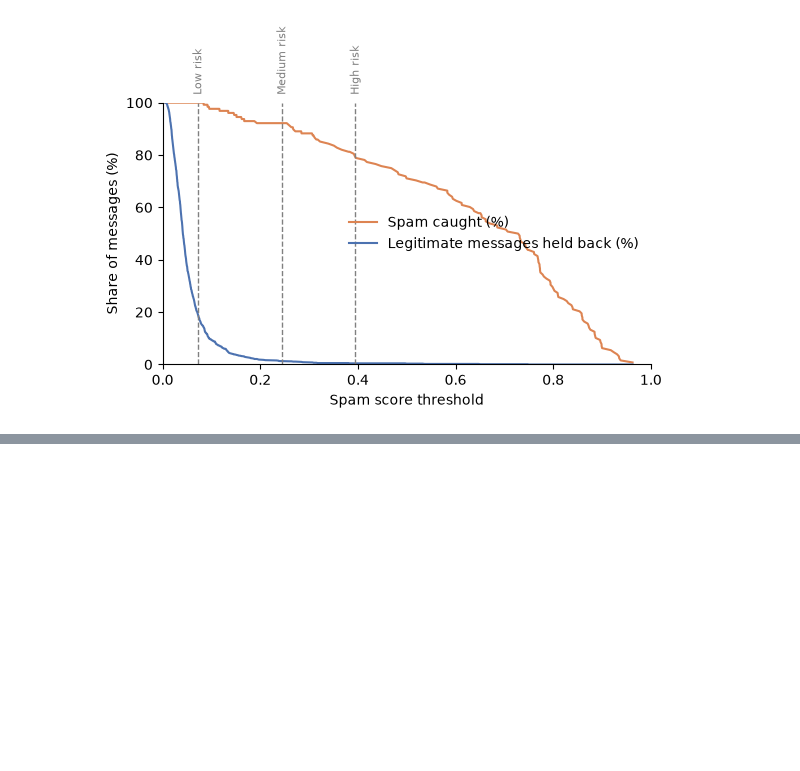
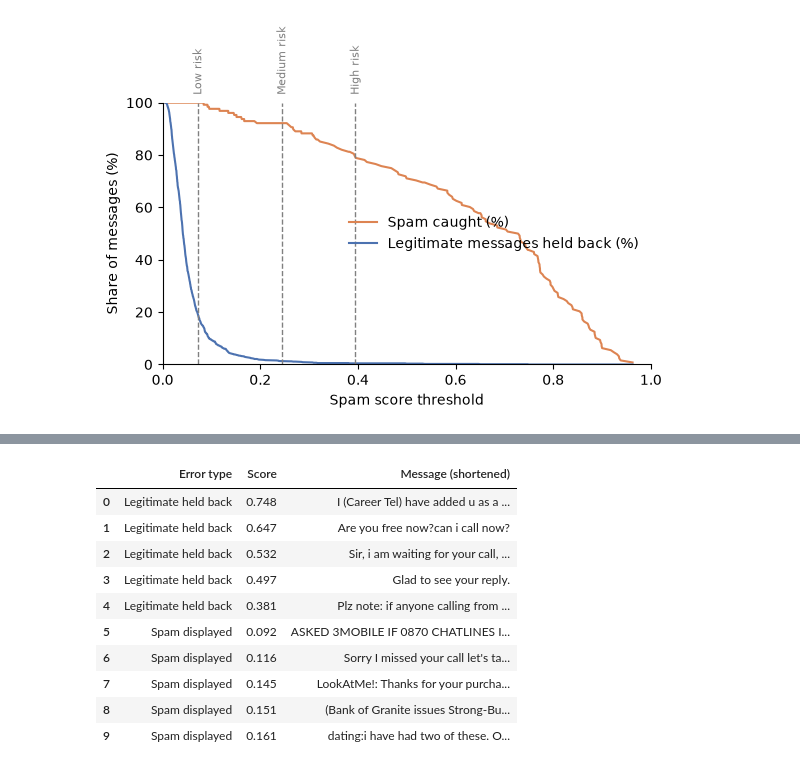
Before and after one commit to santi753/IU_Model_Engineering, a Jupyter notebook: notebooks/spam_filter.ipynb, the cells around one changed output, grey strips where cells are left out. Drawn from its saved outputs; the diff is of its cells as text; code cells hidden in the pictures; blank space fills up the shorter version.

Commit message:
Add error analysis

```diff
--- a/notebooks/spam_filter.ipynb
+++ b/notebooks/spam_filter.ipynb
@@ -827,0 +883,35 @@ save_figure(fig, "fig_risk_levels.png")
+# %%
+# 7.2 Misclassified messages at the medium risk level
+ANALYSIS_LEVEL = "Medium risk"
+analysis_threshold = risk_thresholds[ANALYSIS_LEVEL]
+
+test_results = pd.DataFrame({"message": X_test.values, "is_spam": y_test.values, "score": test_scores})
+test_results["held_back"] = (test_results["score"] >= analysis_threshold).astype(int)
+
+false_negatives = test_results[(test_results.is_spam == 1) & (test_results.held_back == 0)]
+false_positives = test_results[(test_results.is_spam == 0) & (test_results.held_back == 1)]
+logger.info("At %s (threshold %.3f): %d spam displayed, %d legitimate messages held back",
+            ANALYSIS_LEVEL, analysis_threshold, len(false_negatives), len(false_positives))
+
+# Sexually explicit spam is excluded from the printed examples only; all errors stay in the counts
+EXPLICIT_PATTERN = r"(?i)\b(?:sex|sexy|nasty|filthy|bitch|adult|xxx|explicit|horny|cum)\b"
+EXAMPLES_SHOWN = 5
+
+
+def error_examples(errors: pd.DataFrame, error_type: str, ascending: bool) -> pd.DataFrame:
+    """Return the most extreme misclassified messages, without explicit examples."""
+    shown = errors[~errors["message"].str.contains(EXPLICIT_PATTERN, regex=True)]
+    logger.info("%s: %d of %d examples hidden as explicit", error_type, len(errors) - len(shown), len(errors))
+    shown = shown.sort_values("score", ascending=ascending).head(EXAMPLES_SHOWN)
+    return pd.DataFrame({"Error type": error_type, "Score": shown["score"].round(3),
+                         "Message (shortened)": shown["message"].str.slice(0, 90)})
+
+
+error_table = pd.concat([
+    error_examples(false_positives, "Legitimate held back", ascending=False),
+    error_examples(false_negatives, "Spam displayed", ascending=True),
+], ignore_index=True)
+error_table.to_csv(TABLES_DIR / "tab_error_examples.csv", index=False)
+logger.info("Saved tab_error_examples.csv")
+error_table
+# %% [output]
@@ -827,0 +922,11 @@ save_figure(fig, "fig_risk_levels.png")
+|  | Error type | Score | Message (shortened) |
+| 0 | Legitimate held back | 0.748 | I (Career Tel) have added u as a ... |
+| 1 | Legitimate held back | 0.647 | Are you free now?can i call now? |
+| 2 | Legitimate held back | 0.532 | Sir, i am waiting for your call, ... |
+| 3 | Legitimate held back | 0.497 | Glad to see your reply. |
+| 4 | Legitimate held back | 0.381 | Plz note: if anyone calling from ... |
+| 5 | Spam displayed | 0.092 | ASKED 3MOBILE IF 0870 CHATLINES I... |
+| 6 | Spam displayed | 0.116 | Sorry I missed your call let's ta... |
+| 7 | Spam displayed | 0.145 | LookAtMe!: Thanks for your purcha... |
+| 8 | Spam displayed | 0.151 | (Bank of Granite issues Strong-Bu... |
+| 9 | Spam displayed | 0.161 | dating:i have had two of these. O... |
```
Also changed, not shown: parts of 4 cells of this notebook, 4 other files.
